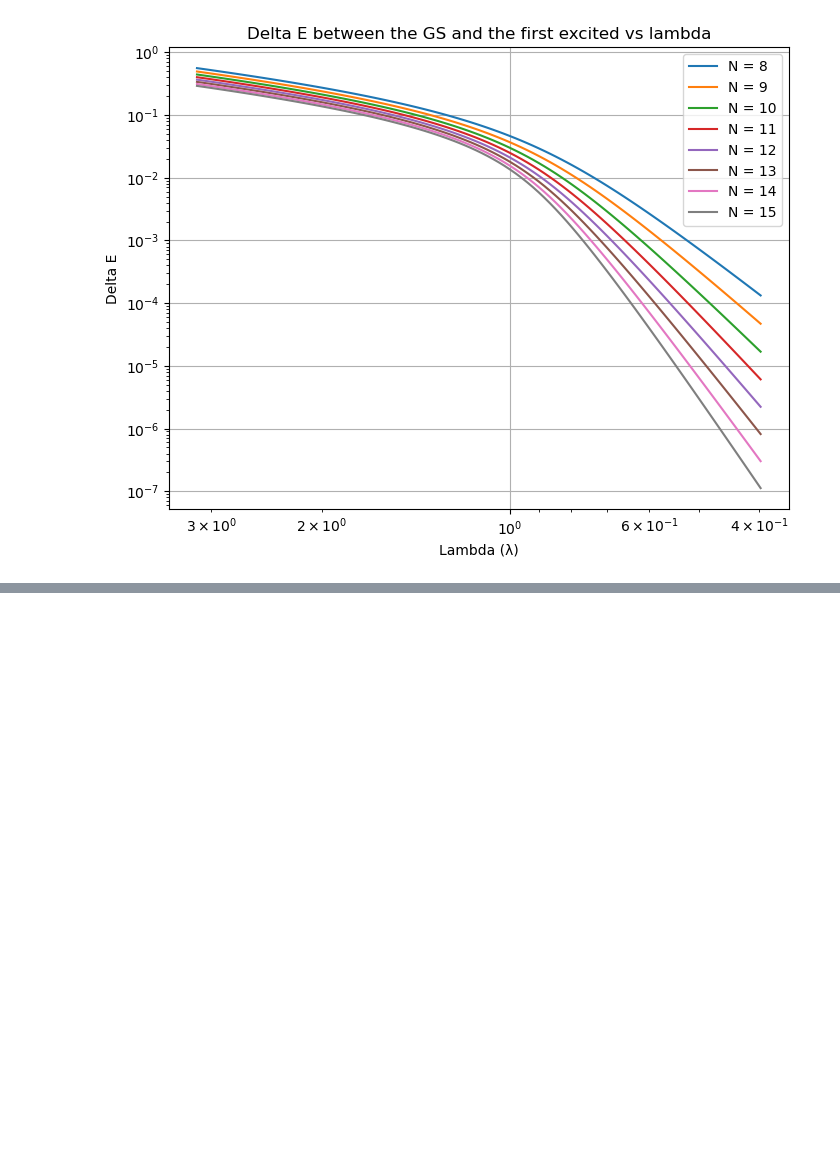
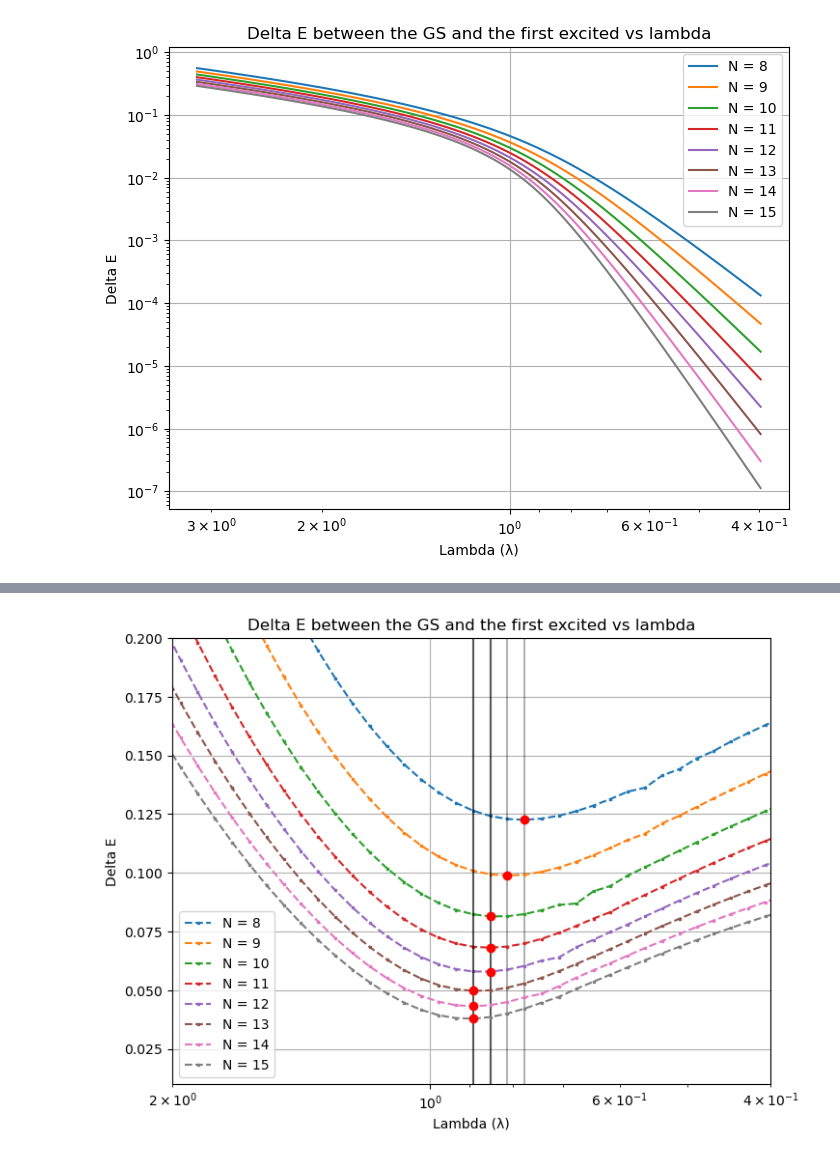
Before and after one commit to sdracia/QIC, a Jupyter notebook: 07_Assignement/DeltaE.ipynb, the cells around one changed output, grey strips where cells are left out. Cells and saved outputs as stored; diff of their text form; code cells hidden in the pictures; blank space fills up the shorter version.

```diff
--- a/07_Assignement/DeltaE.ipynb
+++ b/07_Assignement/DeltaE.ipynb
@@ -60,0 +117,45 @@ plt.show()
+# %%
+from scipy.signal import find_peaks
+import numpy as np
+import matplotlib.pyplot as plt
+
+plt.figure(figsize=(8, 6))
+
+
+indices_points = []
+
+for i, delt in enumerate(DeltasE):
+    # Trova i minimi nella funzione 'mag'
+    # inverted_mag = -mag  # Inverti i segni per trovare i minimi come "picchi"
+    # minima_indices, _ = find_peaks(delt)
+    minima_indices = np.argmin(delt)
+
+    # Aggiungi gli indici dei minimi alla lista
+    indices_points.append(minima_indices)
+
+    # # Traccia la funzione originale
+    # plt.plot(l_vals, delt, label=f'Data N={i+8}')
+
+    # # Evidenzia i minimi
+    # for idx in minima_indices:
+    #     plt.scatter(l_vals[idx], delt[idx], color='red', label='Minimum' if i == 0 and idx == minima_indices[0] else "")
+
+for i, delt in enumerate(DeltasE):
+    plt.plot(l_vals, delt, "s--", markersize = 2, label=f'N = {i+8}')
+    plt.scatter(l_vals[indices_points[i]], delt[indices_points[i]], color='red', zorder=5)
+    plt.axvline(x=l_vals[indices_points[i]], color = "black", alpha = 0.3)
+
+
+plt.xlim(0.4,2)
+plt.ylim(0.01, 0.2)
+plt.gca().invert_xaxis()
+plt.xscale('log')
+
+plt.xlabel('Lambda (λ)')
+plt.ylabel('Delta E')
+plt.title('Delta E between the GS and the first excited vs lambda')
+plt.legend()
+plt.grid(True)
+plt.show()
+# %% [output]
+[figure, added]
```
Also changed, not shown: parts of 4 cells of this notebook, 4 other files.
